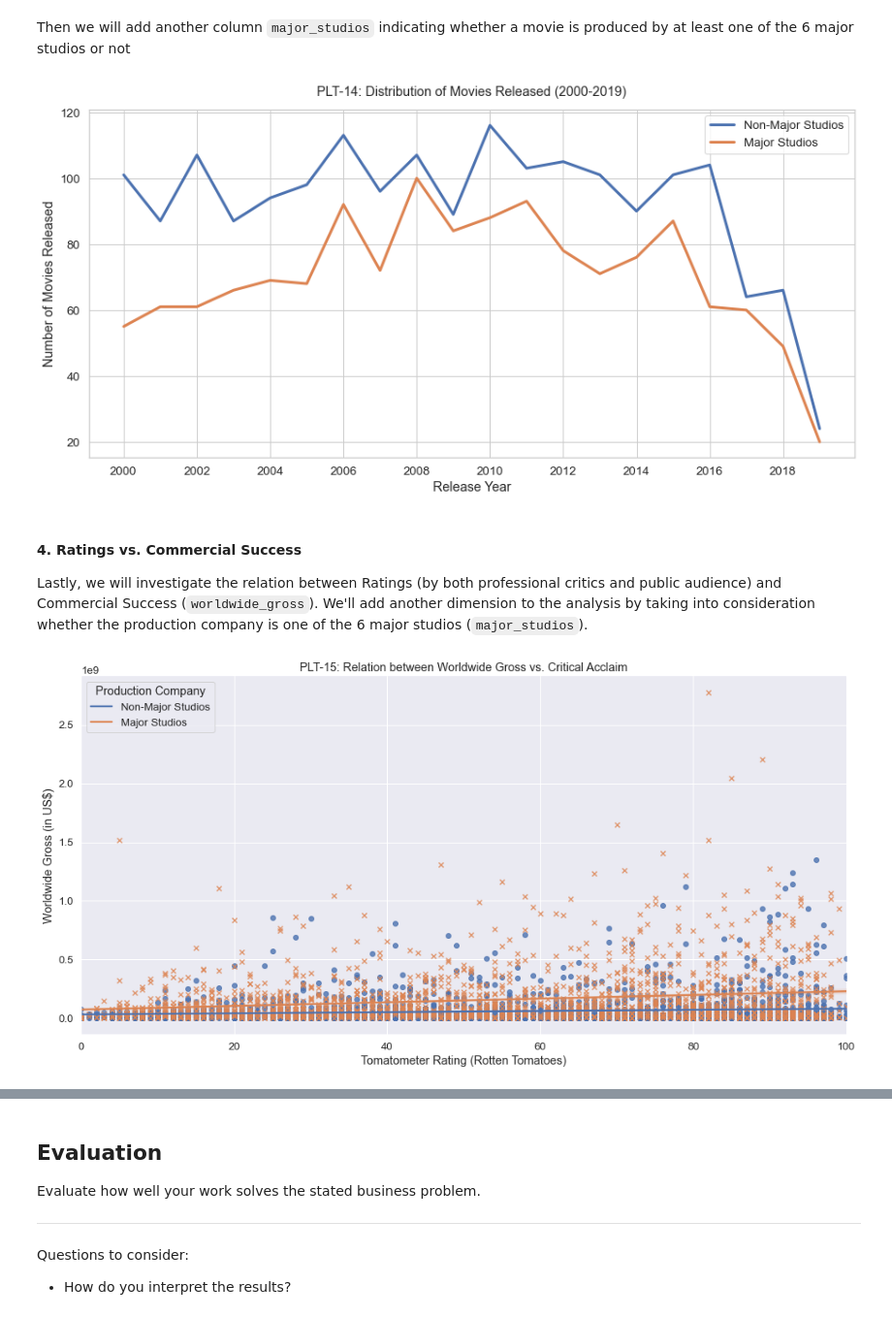
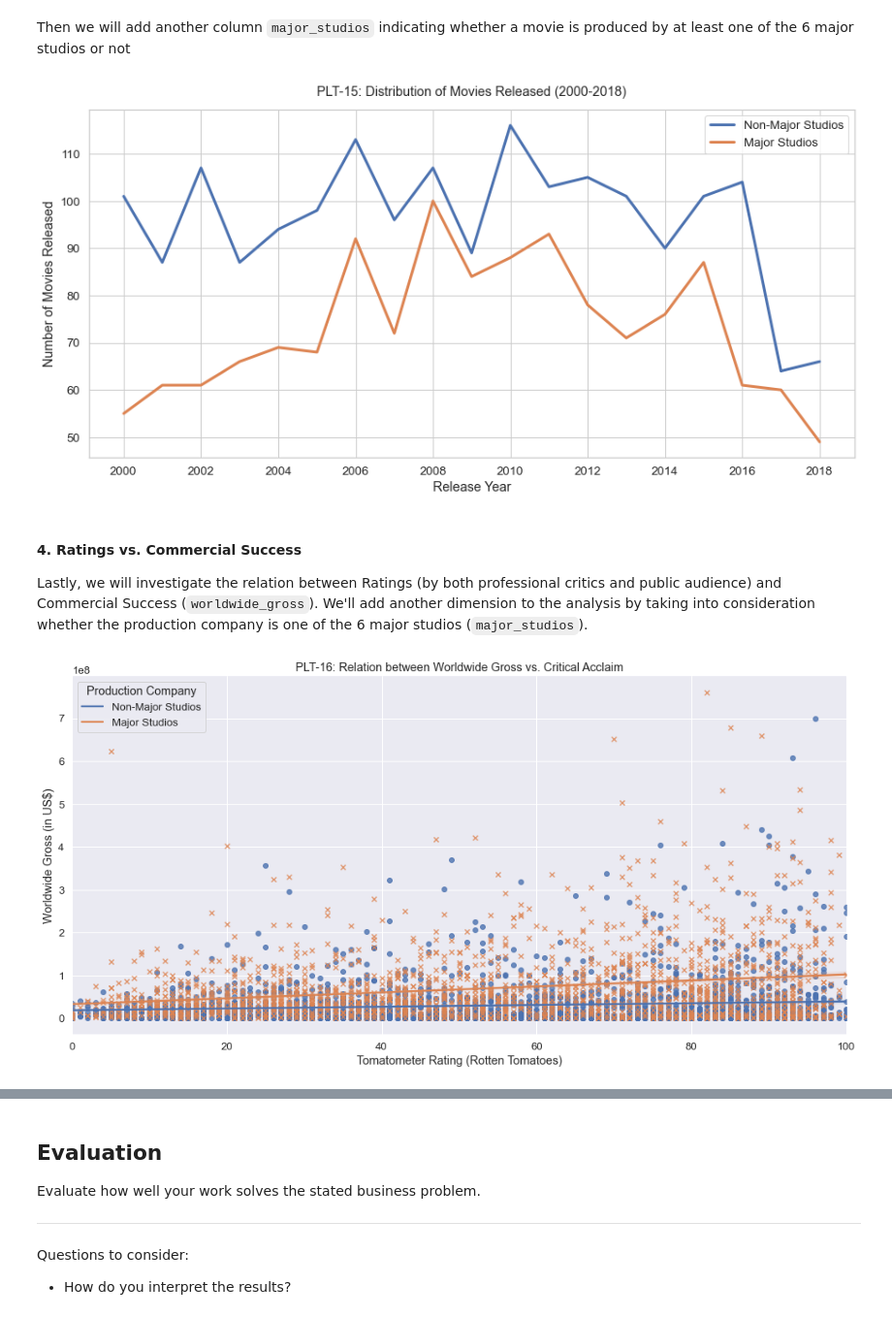
Before and after one commit to chibui191/110920-Project-P1-Movie-Analysis, a Jupyter notebook: dsc-phase1-project-movie-exploratory-analysis.ipynb, the cells around one changed output, grey strips where cells are left out. Shown at 97% size. Saved outputs shown, nothing was run; the diff lists cells and outputs as text; code cells hidden in the pictures.

```diff
--- a/dsc-phase1-project-movie-exploratory-analysis.ipynb
+++ b/dsc-phase1-project-movie-exploratory-analysis.ipynb
@@ -195,6 +183,9 @@ In order to focus on the data relevant to our analysis, we will drop column with
 tn_rotten_tomatoes.drop('movie', axis=1, inplace=True)
 # %%
 tn_rotten_tomatoes.drop_duplicates(['movie_title', 'release_date'], keep='last', inplace=True)
+# %%
+# Removing all datapoints for 2019:
+tn_rotten_tomatoes = tn_rotten_tomatoes[~(tn_rotten_tomatoes.release_date.dt.year == 2019)]
 # %%
 tn_rotten_tomatoes.info()
 # %% [output]
@@ -536,13 +537,0 @@ plt.show();
-# %%
-# Movie Genre Popularity in terms of Movie Quantity in the last 20 years (2000-2019)
-sns.set_palette('Paired')
-sns.set(style='whitegrid', font_scale=1.5)
-dt = movie_count_genres_0019.set_index('release_date').pivot(columns='genres', values='movie_title').iloc[:-1]
-fig, ax = plt.subplots(figsize=(15,9))
-ax.plot(dt, lw=3)
-ax.set(xlabel = 'Release Year',
-       ylabel = 'Number of Movies Released')
-ax.set_title('PLT-09: Number of Movies Released by Genre 2000-2019', pad=15)
-labels = dt.columns
-plt.legend(labels, bbox_to_anchor=(1.05, 1), loc=2, borderaxespad=0.)
-plt.show();
@@ -710,29 +692,29 @@ def if_major_studio(string):
 # %% [markdown]
 Then we will add another column `major_studios` indicating whether a movie is produced by at least one of the 6 major studios or not
 # %%
-tn_rotten_tomatoes['major_studios'] = tn_rotten_tomatoes.production_company.apply(lambda x: 1 if if_major_studio(x) else 0)
+tn_rotten_tomatoes['major_studios'] = tn_rotten_tomatoes.production_company.apply(lambda x: 1 if helpers.if_major_studio(x) else 0)
 # %%
-# Selecting only movies released between 2000-2019
+# Selecting only movies released between 2000-2018
 studio_movie_counts = tn_rotten_tomatoes.groupby([tn_rotten_tomatoes.release_date.dt.year, 'major_studios'])\
                                         .movie_title.nunique().reset_index()
-studio_movie_counts_0019 = studio_movie_counts[~(studio_movie_counts.release_date < 2000)]
+studio_movie_counts_0018 = studio_movie_counts[~(studio_movie_counts.release_date < 2000)]
 # %%
 # Movie Released by Major Studios vs. Non-Major Studios from 2000 to 2019
 # sns.set_palette('CMRmap_r')
 sns.set(style='whitegrid', font_scale=1.2)
-dt = studio_movie_counts_0019.set_index('release_date').pivot(columns='major_studios', values='movie_title')
+dt = studio_movie_counts_0018.set_index('release_date').pivot(columns='major_studios', values='movie_title')
 fig, ax = plt.subplots(figsize=(15,7))
 ax.plot(dt, lw=3)
 ax.set(xlabel = 'Release Year',
        ylabel = 'Number of Movies Released')
 sns.color_palette("BrBG")
-ax.set_title('PLT-14: Distribution of Movies Released (2000-2019)', pad=15)
+ax.set_title('PLT-15: Distribution of Movies Released (2000-2018)', pad=15)
 ax.xaxis.set_major_locator(plticker.MultipleLocator(2))
 plt.legend(['Non-Major Studios', 'Major Studios'])
 # plt.legend()
 plt.show();
 # %% [output]
-[figure, old version]
+[figure, new version]
 # %% [markdown]
 #### 4. Ratings vs. Commercial Success
 Lastly, we will investigate the relation between Ratings (by both professional critics and public audience) and Commercial Success (`worldwide_gross`). We'll add another dimension to the analysis by taking into consideration whether the production company is one of the 6 major studios (`major_studios`).
@@ -741,7 +723,7 @@ Lastly, we will investigate the relation between Ratings (by both professional c
 sns.set(style="darkgrid",
         color_codes=True,
         font_scale=1.2)
-g = sns.lmplot(x="tomatometer_rating", y="worldwide_gross",
+g = sns.lmplot(x="tomatometer_rating", y="domestic_gross",
            data=tn_rotten_tomatoes,
            hue='major_studios',
            markers=["o", "x"],
@@ -750,12 +732,12 @@ g = sns.lmplot(x="tomatometer_rating", y="worldwide_gross",
 
 g.set(ylabel='Worldwide Gross (in US$)',
         xlabel='Tomatometer Rating (Rotten Tomatoes)',
-        title='PLT-15: Relation between Worldwide Gross vs. Critical Acclaim')
+        title='PLT-16: Relation between Worldwide Gross vs. Critical Acclaim')
 
 plt.legend(title='Production Company', loc='upper left', labels=['Non-Major Studios', 'Major Studios'])
 plt.show();
 # %% [output]
-[figure, old version]
+[figure, new version]
 # %%
 # Relation between Worldwide Gross vs. Public Rating
 sns.set(style="darkgrid",
```
Also changed, not shown: parts of 57 cells of this notebook, 2 other files.
